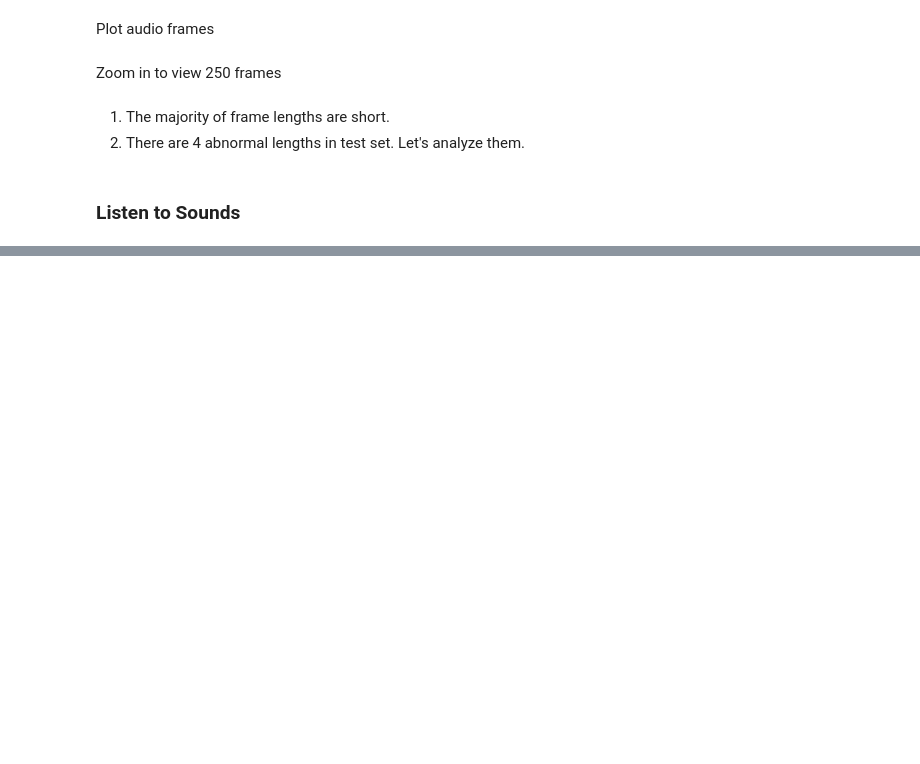
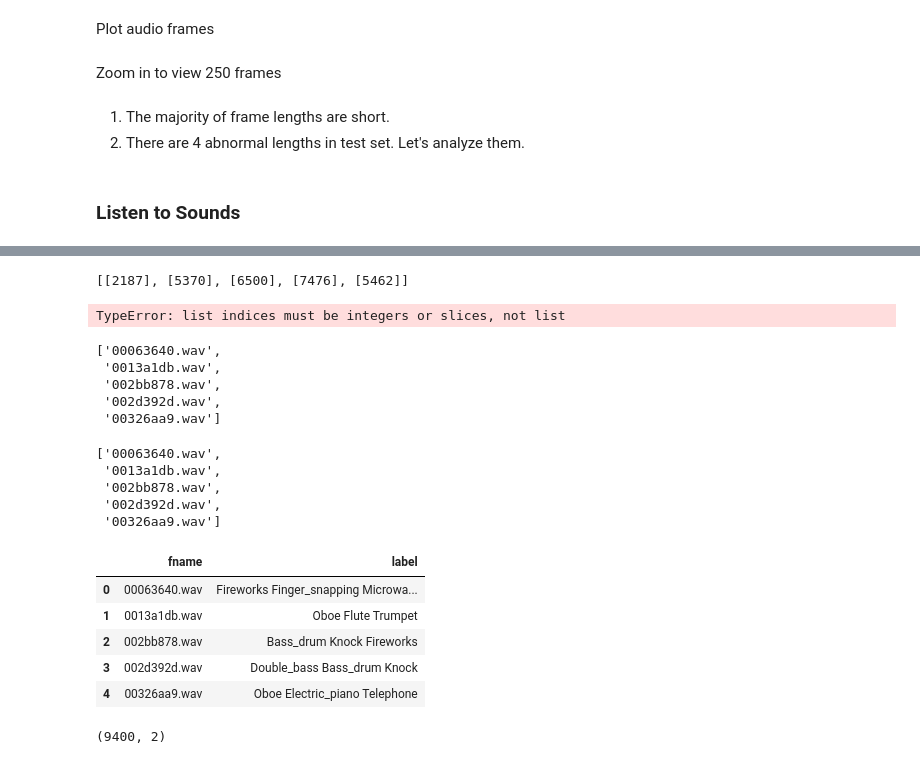
Before and after one commit to blakewest/FastAudIo, a Jupyter notebook: scratch/tdickey_draft.ipynb, the cells around one changed output, grey strips where cells are left out. Drawn from its saved outputs; the diff is of its cells as text; code cells hidden in the pictures; blank space fills up the shorter version.

```diff
--- a/scratch/tdickey_draft.ipynb
+++ b/scratch/tdickey_draft.ipynb
@@ -274,0 +665,2 @@ learn.save('1d_convnet_2')
+# %%
+tested = [md.test_ds.fnames[i].split('/')[-1] for i in range(len(test_fnames))]; tested[:5]
@@ -274,0 +673,8 @@ learn.save('1d_convnet_2')
+# %%
+idx = []
+for fname in test_fnames:
+    for name in tested:
+        if name == fname:
+            idx.append(tested.index(name))
+# %%
+idx = [[tested.index(name) for name in tested if name==fname] for fname in test_fnames]
@@ -274,0 +685,35 @@ learn.save('1d_convnet_2')
+# %%
+idx[:5]
+# %% [output]
+[[2187], [5370], [6500], [7476], [5462]]
+# %%
+[tested[i] for i in idx[:5]]
+# %% [output]
+TypeError: list indices must be integers or slices, not list
+# %%
+[tested[i] for i in idx[:5]]
+# %% [output]
+['00063640.wav',
+ '0013a1db.wav',
+ '002bb878.wav',
+ '002d392d.wav',
+ '00326aa9.wav']
+# %%
+test_fnames[:5]
+# %% [output]
+['00063640.wav',
+ '0013a1db.wav',
+ '002bb878.wav',
+ '002d392d.wav',
+ '00326aa9.wav']
+# %%
+test['label'] = [preds[i] for i in idx]
+# %%
+test.head()
+# %% [output]
+|  | fname | label |
+| 0 | 00063640.wav | Fireworks Finger_snapping Microwa... |
+| 1 | 0013a1db.wav | Oboe Flute Trumpet |
+| 2 | 002bb878.wav | Bass_drum Knock Fireworks |
+| 3 | 002d392d.wav | Double_bass Bass_drum Knock |
+| 4 | 00326aa9.wav | Oboe Electric_piano Telephone |
@@ -274,0 +722,4 @@ learn.save('1d_convnet_2')
+# %%
+test.shape
+# %% [output]
+(9400, 2)
```
Also changed, not shown: parts of 67 cells of this notebook, 5 other files.
